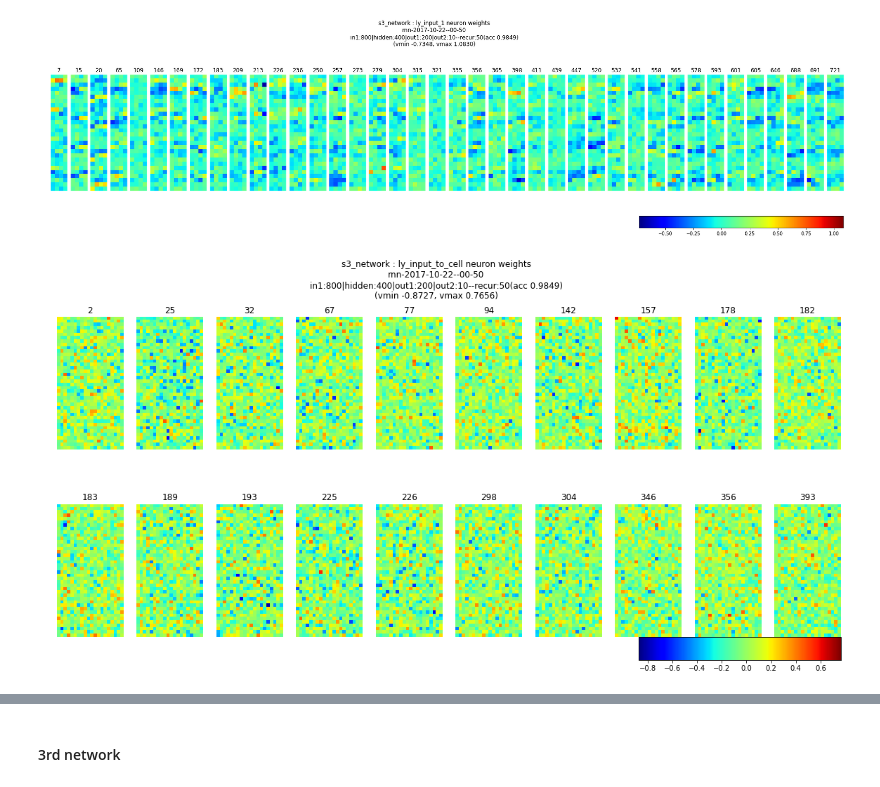
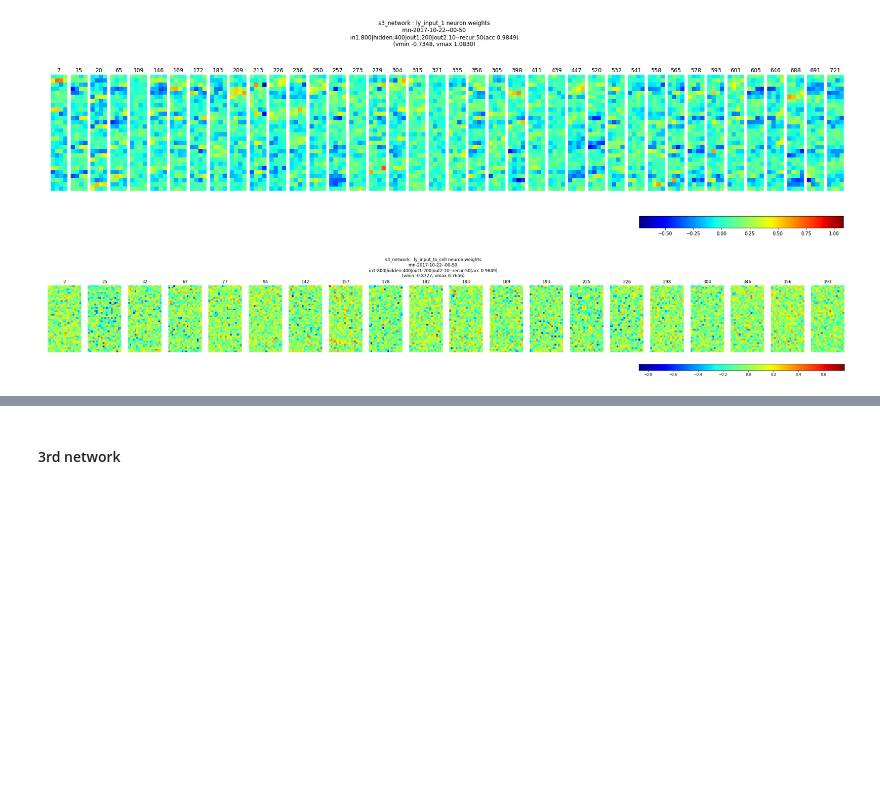
Before and after one commit to p16i/thesis-designing-recurrent-neural-networks-for-explainability, a Jupyter notebook: notebooks/s4-5-lwr-implementation.ipynb, the cells around one changed output, grey strips where cells are left out. Drawn from its saved outputs; the diff is of its cells as text; code cells hidden in the pictures; blank space fills up the shorter version.

```diff
--- a/notebooks/s4-5-lwr-implementation.ipynb
+++ b/notebooks/s4-5-lwr-implementation.ipynb
@@ -357,8 +364,8 @@ plot_layer(s5_seq_7_models_row2[1], 'ly_input_1', col_selector=None)
 # %% [output]
 [figure]
 # %%
-plot_layer(s5_seq_7_models_row2[1], 'ly_input_to_cell', col_selector=800, img_shape=(40,20), no_plots=20, ncols=10, nrows=2,
+plot_layer(s5_seq_7_models_row2[1], 'ly_input_to_cell', col_selector=800, img_shape=(40,20), no_plots=20, ncols=20, nrows=1,
            col_size=2, row_size=4)
 # %% [output]
-[figure, old version]
+[figure, new version]
 # %%
```
Also changed, not shown: parts of 31 cells of this notebook.
